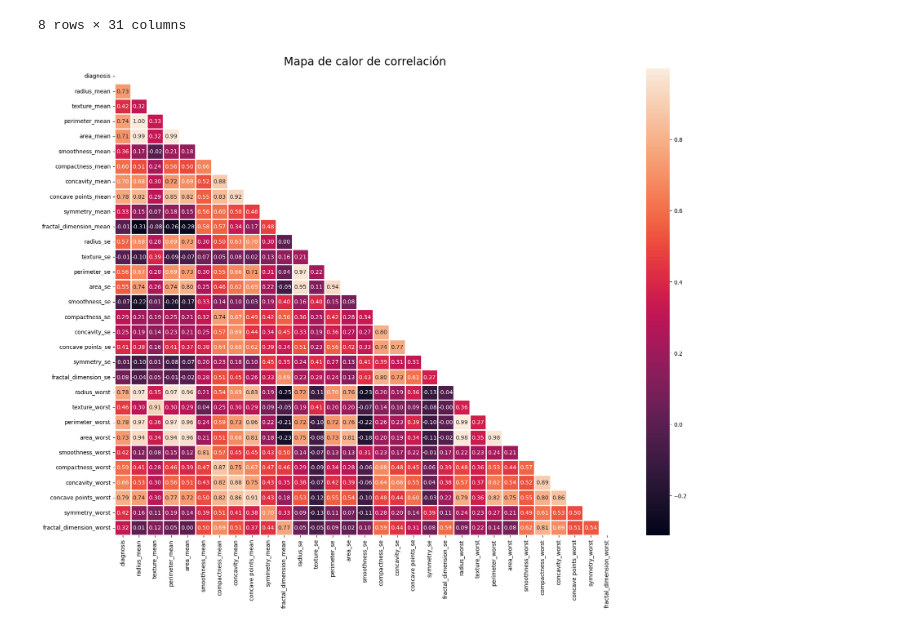
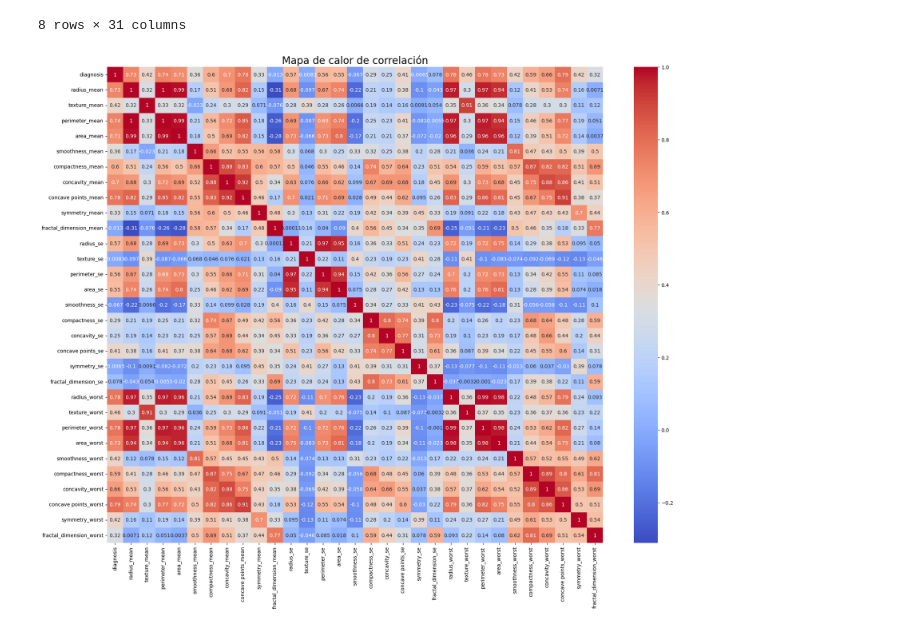
Before and after one commit to Nauh2002/Tp_mate3, a Jupyter notebook: analisis y limpieza de datos.ipynb, the cells around one changed output. Cells and saved outputs as stored; diff of their text form; code cells hidden in the pictures.

```diff
--- a/analisis y limpieza de datos.ipynb
+++ b/analisis y limpieza de datos.ipynb
@@ -256,26 +256,23 @@ df_n.describe()
 # %%
 # Eliminar filas con valores nulos
 df = df.dropna()
 
 # creo otro arhivo con lo datos limpios
 df.to_csv('cancer_de_mama_limpio.csv')
 
 # creo el grafico y el tamaño
-plt.figure(figsize=(20,15))
+plt.figure(figsize=(22,17))
 
 # Calcula la matriz de correlación de las variables en el df.
 corr = df.corr()
 
-# genera una matriz triangular
-mask = np.triu(np.ones_like(corr, dtype=bool))
-
 # Crea un mapa de calor que visualiza la matriz de correlación
-sns.heatmap(corr, mask= mask, linewidths= 1, annot= True, fmt='.2f')
+sns.heatmap(corr, annot=True, cmap="coolwarm")
 
 # titulo
 plt.title('Mapa de calor de correlación', fontsize=20)
 
 # Muestra la gráfica del mapa de calor
 plt.show()
 # %% [output]
-[figure, old version]
+[figure, new version]
```
Also changed, not shown: parts of 4 cells of this notebook, 2 other files.
